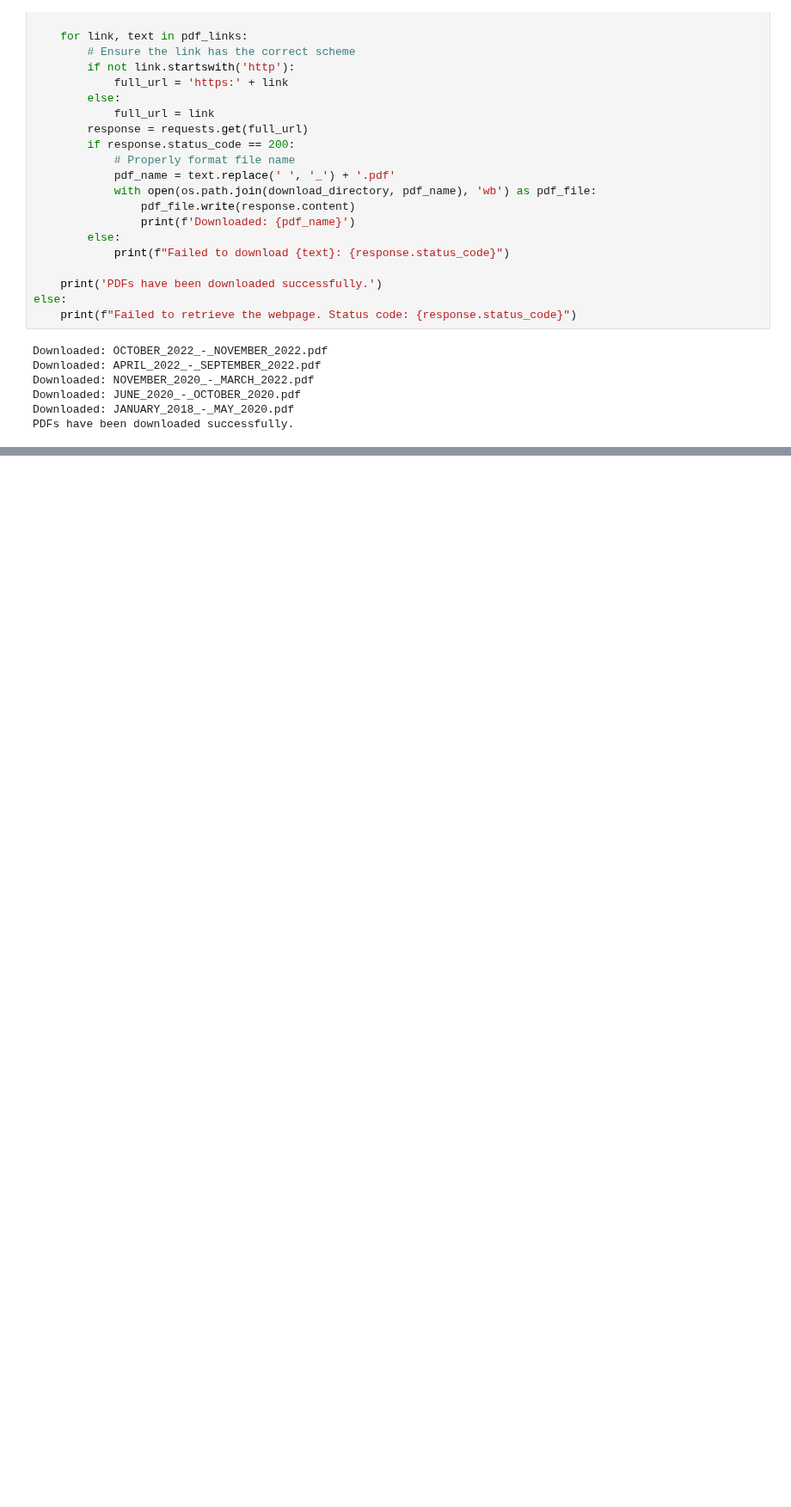
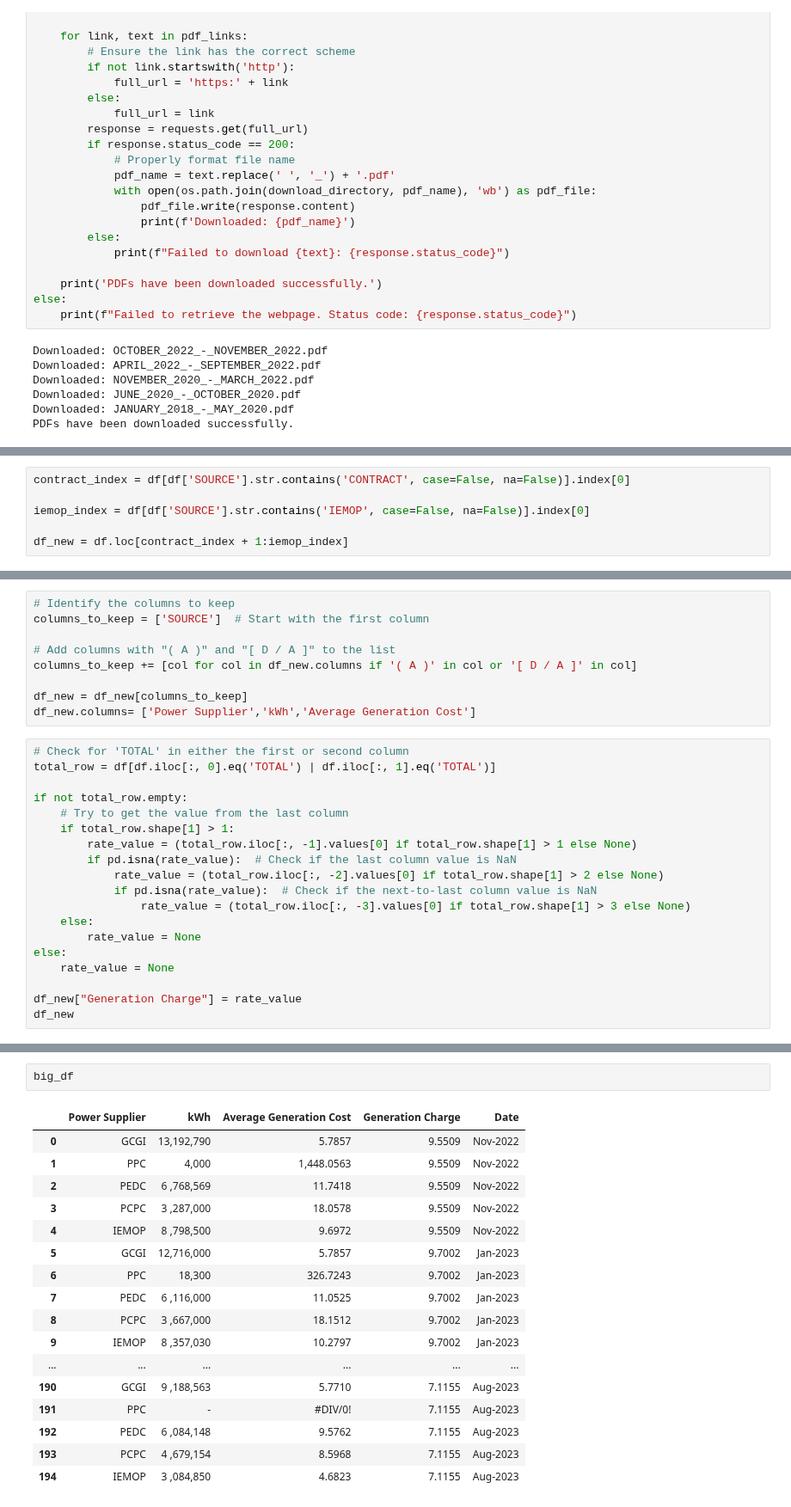
Before and after one commit to andreasenson/Scrape-DU-Generation-Charge, a Jupyter notebook: AKELCO/scrape_AKELCO.ipynb, the cells around one changed output, grey strips where cells are left out. Shown at 86% size. Cells and saved outputs as stored; diff of their text form; blank space fills up the shorter version.

```diff
--- a/AKELCO/scrape_AKELCO.ipynb
+++ b/AKELCO/scrape_AKELCO.ipynb
@@ -132,0 +111,6 @@ dataframes[1]
+# %%
+contract_index = df[df['SOURCE'].str.contains('CONTRACT', case=False, na=False)].index[0]
+
+iemop_index = df[df['SOURCE'].str.contains('IEMOP', case=False, na=False)].index[0]
+
+df_new = df.loc[contract_index + 1:iemop_index]
@@ -132,0 +128,28 @@ dataframes[1]
+# %%
+# Identify the columns to keep
+columns_to_keep = ['SOURCE']  # Start with the first column
+
+# Add columns with "( A )" and "[ D / A ]" to the list
+columns_to_keep += [col for col in df_new.columns if '( A )' in col or '[ D / A ]' in col]
+
+df_new = df_new[columns_to_keep]
+df_new.columns= ['Power Supplier','kWh','Average Generation Cost']
+# %%
+# Check for 'TOTAL' in either the first or second column
+total_row = df[df.iloc[:, 0].eq('TOTAL') | df.iloc[:, 1].eq('TOTAL')]
+
+if not total_row.empty:
+    # Try to get the value from the last column
+    if total_row.shape[1] > 1:
+        rate_value = (total_row.iloc[:, -1].values[0] if total_row.shape[1] > 1 else None)
+        if pd.isna(rate_value):  # Check if the last column value is NaN
+            rate_value = (total_row.iloc[:, -2].values[0] if total_row.shape[1] > 2 else None)
+            if pd.isna(rate_value):  # Check if the next-to-last column value is NaN
+                rate_value = (total_row.iloc[:, -3].values[0] if total_row.shape[1] > 3 else None)
+    else:
+        rate_value = None
+else:
+    rate_value = None
+
+df_new["Generation Charge"] = rate_value
+df_new
@@ -132,0 +273,20 @@ dataframes[1]
+# %%
+big_df
+# %% [output]
+|  | Power Supplier | kWh | Average Generation Cost | Generation Charge | Date |
+| 0 | GCGI | 13,192,790 | 5.7857 | 9.5509 | Nov-2022 |
+| 1 | PPC | 4,000 | 1,448.0563 | 9.5509 | Nov-2022 |
+| 2 | PEDC | 6 ,768,569 | 11.7418 | 9.5509 | Nov-2022 |
+| 3 | PCPC | 3 ,287,000 | 18.0578 | 9.5509 | Nov-2022 |
+| 4 | IEMOP | 8 ,798,500 | 9.6972 | 9.5509 | Nov-2022 |
+| 5 | GCGI | 12,716,000 | 5.7857 | 9.7002 | Jan-2023 |
+| 6 | PPC | 18,300 | 326.7243 | 9.7002 | Jan-2023 |
+| 7 | PEDC | 6 ,116,000 | 11.0525 | 9.7002 | Jan-2023 |
+| 8 | PCPC | 3 ,667,000 | 18.1512 | 9.7002 | Jan-2023 |
+| 9 | IEMOP | 8 ,357,030 | 10.2797 | 9.7002 | Jan-2023 |
+| ... | ... | ... | ... | ... | ... |
+| 190 | GCGI | 9 ,188,563 | 5.7710 | 7.1155 | Aug-2023 |
+| 191 | PPC | - | #DIV/0! | 7.1155 | Aug-2023 |
+| 192 | PEDC | 6 ,084,148 | 9.5762 | 7.1155 | Aug-2023 |
+| 193 | PCPC | 4 ,679,154 | 8.5968 | 7.1155 | Aug-2023 |
+| 194 | IEMOP | 3 ,084,850 | 4.6823 | 7.1155 | Aug-2023 |
```
Also changed, not shown: parts of 8 cells of this notebook.
